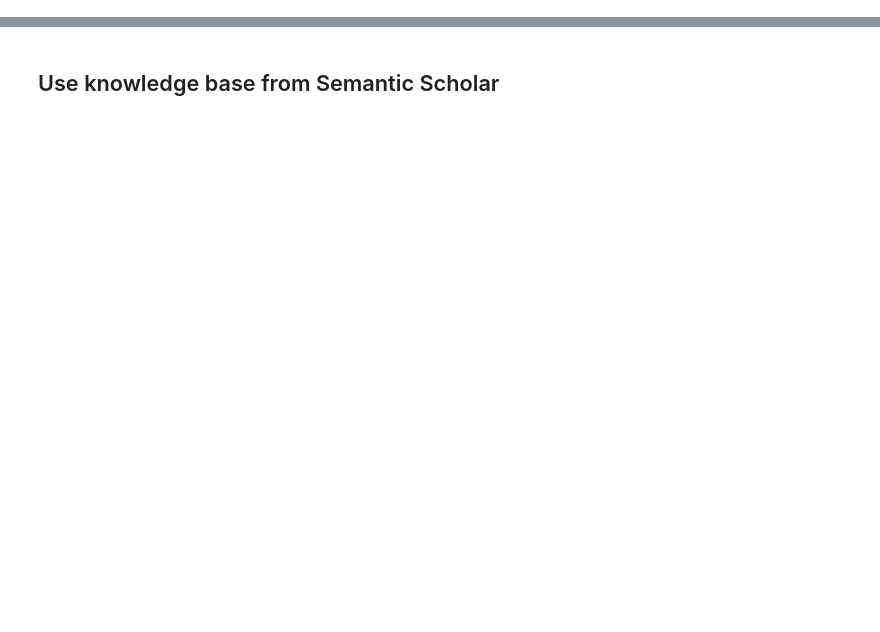
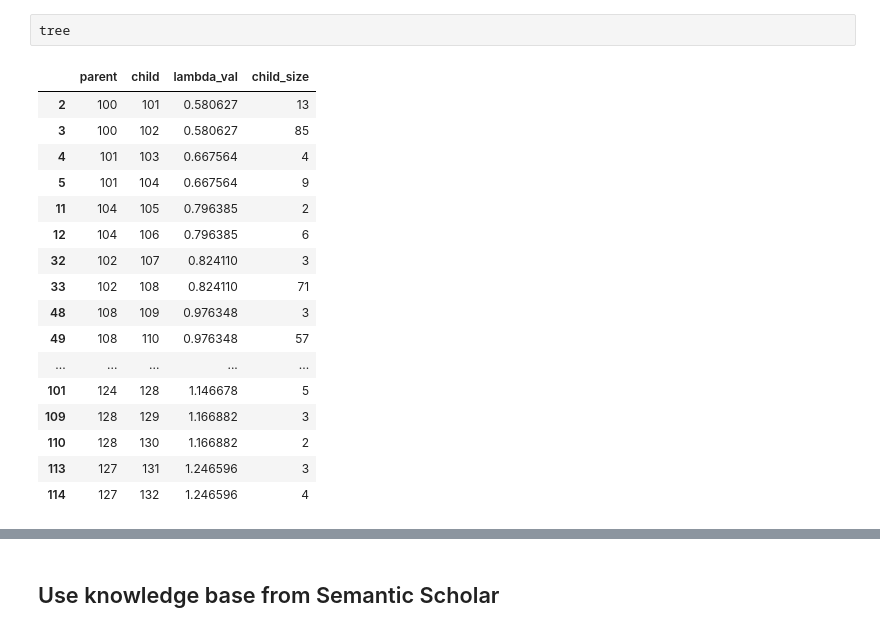
Before and after one commit to KevinH48264/autoscious-carbon-capture, a Jupyter notebook: knowledge_base/generate_viz.ipynb, the cells around one changed output, grey strips where cells are left out. Drawn from its saved outputs; the diff is of its cells as text; blank space fills up the shorter version.

```diff
--- a/knowledge_base/generate_viz.ipynb
+++ b/knowledge_base/generate_viz.ipynb
@@ -0,0 +218,20 @@
+# %%
+tree
+# %% [output]
+|  | parent | child | lambda_val | child_size |
+| 2 | 100 | 101 | 0.580627 | 13 |
+| 3 | 100 | 102 | 0.580627 | 85 |
+| 4 | 101 | 103 | 0.667564 | 4 |
+| 5 | 101 | 104 | 0.667564 | 9 |
+| 11 | 104 | 105 | 0.796385 | 2 |
+| 12 | 104 | 106 | 0.796385 | 6 |
+| 32 | 102 | 107 | 0.824110 | 3 |
+| 33 | 102 | 108 | 0.824110 | 71 |
+| 48 | 108 | 109 | 0.976348 | 3 |
+| 49 | 108 | 110 | 0.976348 | 57 |
+| ... | ... | ... | ... | ... |
+| 101 | 124 | 128 | 1.146678 | 5 |
+| 109 | 128 | 129 | 1.166882 | 3 |
+| 110 | 128 | 130 | 1.166882 | 2 |
+| 113 | 127 | 131 | 1.246596 | 3 |
+| 114 | 127 | 132 | 1.246596 | 4 |
```
Also changed, not shown: parts of 16 cells of this notebook, 2 other files.
